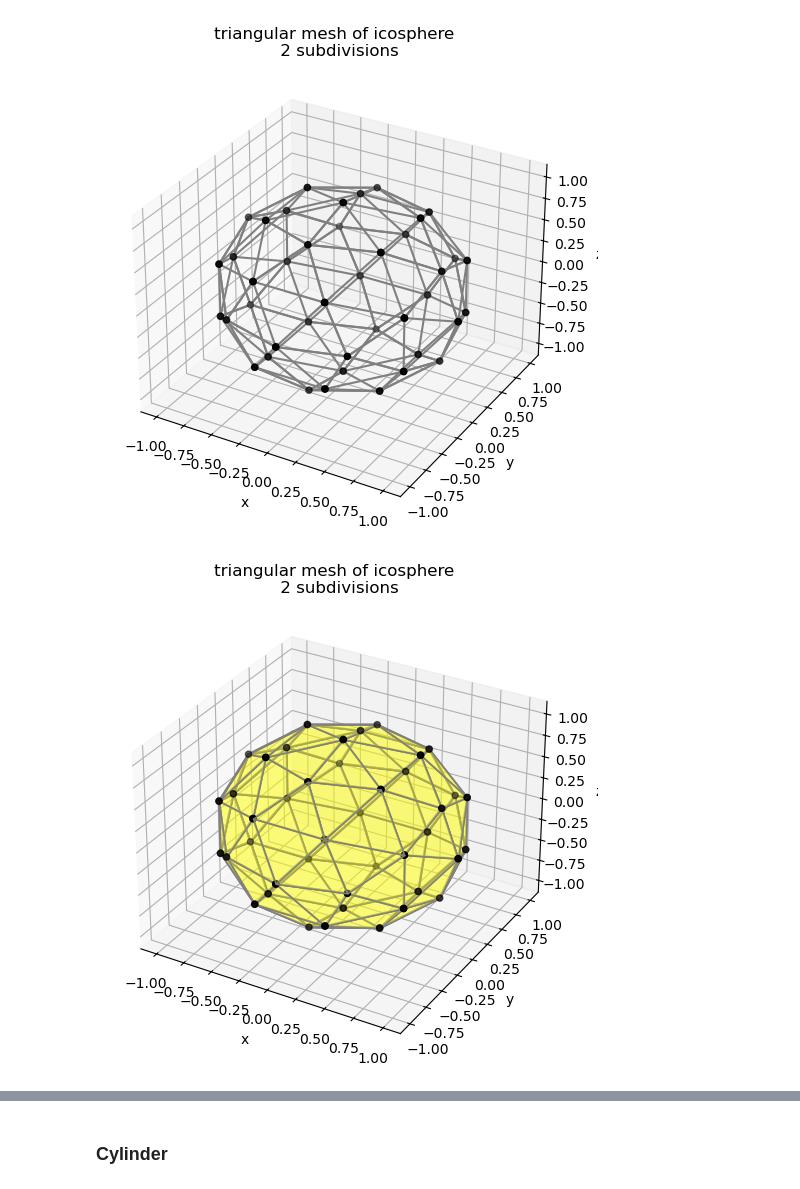
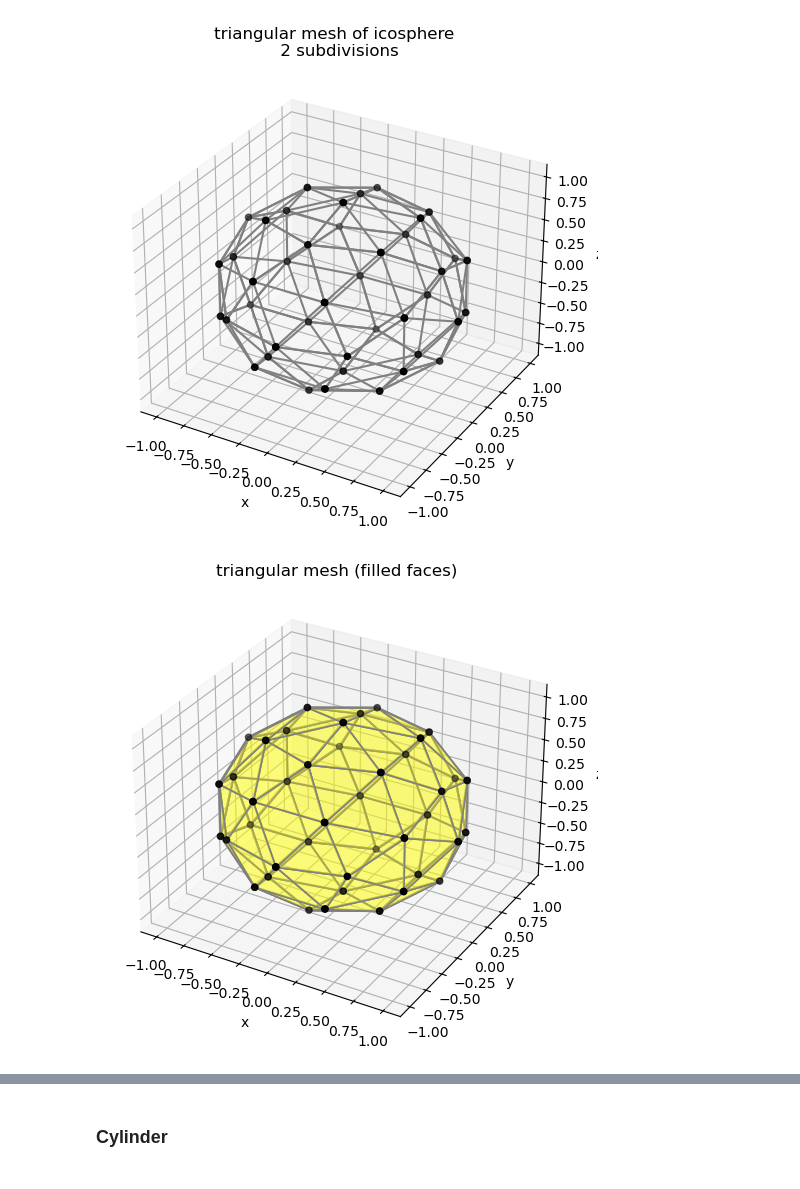
Before and after one commit to dHuberYoumans/maths, a Jupyter notebook: MeanCurvFlow/notebook/MeanCurvFlow.ipynb, the cells around one changed output, grey strips where cells are left out. Cells and saved outputs as stored; diff of their text form; code cells hidden in the pictures.

```diff
--- a/MeanCurvFlow/notebook/MeanCurvFlow.ipynb
+++ b/MeanCurvFlow/notebook/MeanCurvFlow.ipynb
@@ -154,7 +153,7 @@ icosphere.plot_mesh(v_color='k',e_color='gray',title=f'triangular mesh of icosph
 # %% [output]
 [figure]
 # %%
-icosphere.plot_mesh(v_color='k',e_color='gray',title=f'triangular mesh of icosphere \n {n} subdivisions',fill=True,fill_color='yellow')
+icosphere.plot_mesh(v_color='k',e_color='gray',title=f'triangular mesh (filled faces)',fill=True,fill_color='yellow')
 # %% [output]
-[figure, old version]
+[figure, new version]
 # %%
```
Also changed, not shown: parts of 5 cells of this notebook.
